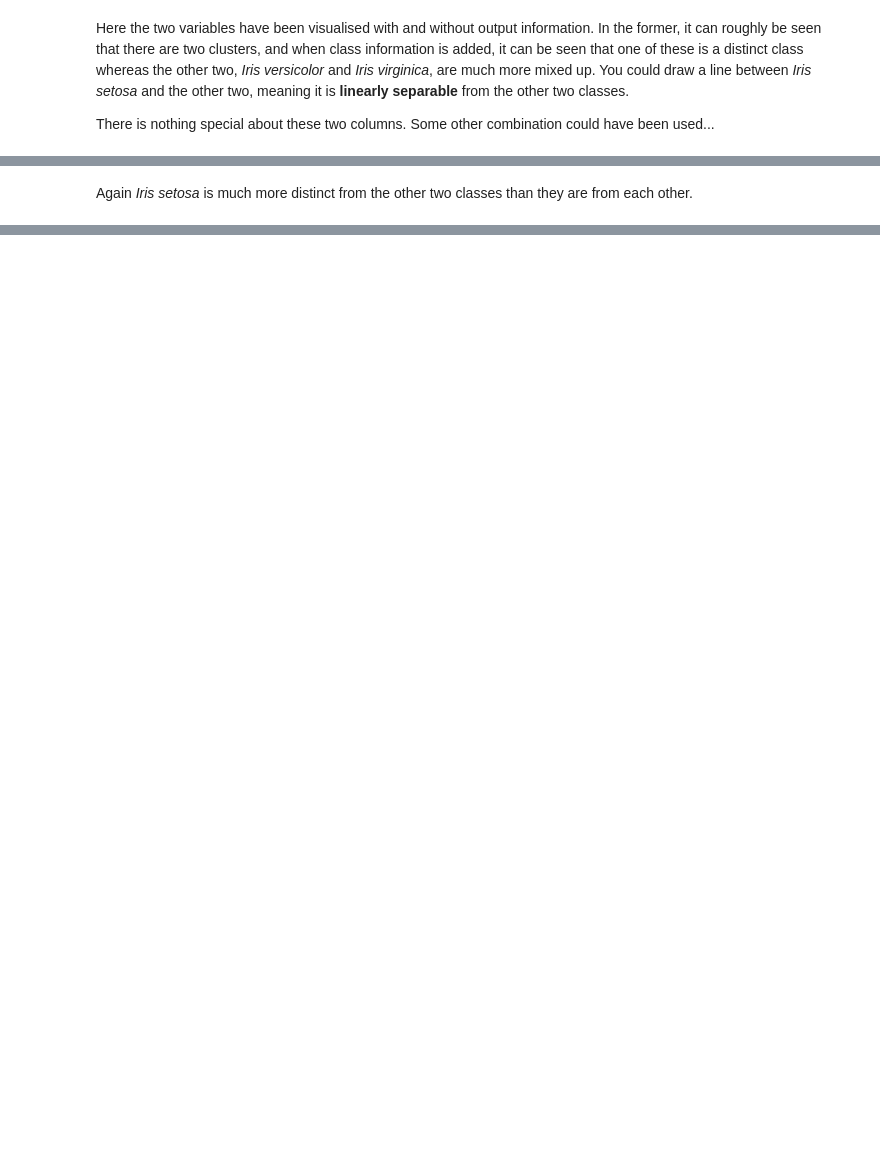
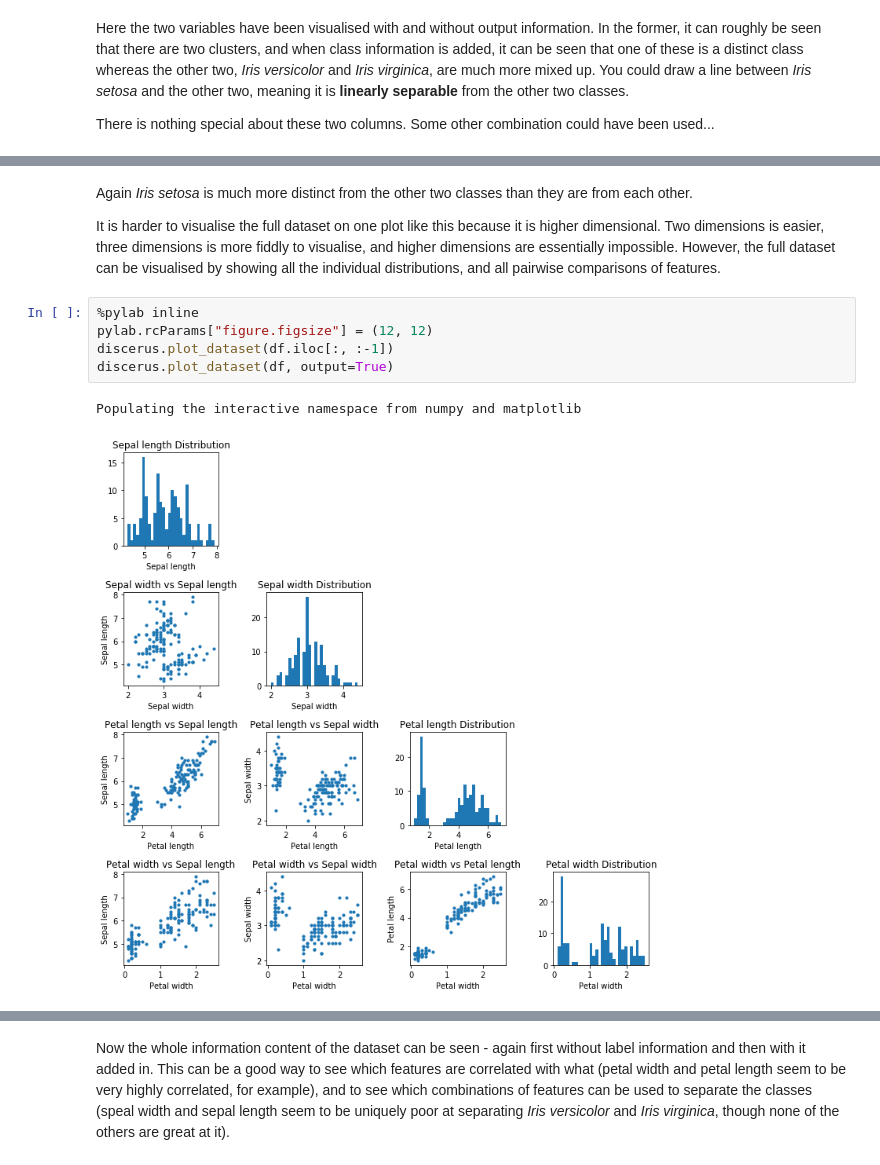
Before and after one commit to samirelanduk/discerus, a Jupyter notebook: notebooks/Datasets.ipynb, the cells around one changed output, grey strips where cells are left out. Cells and saved outputs as stored; diff of their text form; blank space fills up the shorter version.

Commit message:
Display full dataset with grid

```diff
--- a/notebooks/Datasets.ipynb
+++ b/notebooks/Datasets.ipynb
@@ -95,2 +95,12 @@ discerus.plot_dataset(petal_data_annotated, output=True)
-# %% [markdown]
-Again *Iris setosa* is much more distinct from the other two classes than they are from each other.
+# %% [markdown]
+Again *Iris setosa* is much more distinct from the other two classes than they are from each other.
+
+It is harder to visualise the full dataset on one plot like this because it is higher dimensional. Two dimensions is easier, three dimensions is more fiddly to visualise, and higher dimensions are essentially impossible. However, the full dataset can be visualised by showing all the individual distributions, and all pairwise comparisons of features.
+# %%
+%pylab inline
+pylab.rcParams["figure.figsize"] = (12, 12)
+discerus.plot_dataset(df.iloc[:, :-1])
+discerus.plot_dataset(df, output=True)
+# %% [output]
+Populating the interactive namespace from numpy and matplotlib
+[figure, added]
@@ -96,0 +108,2 @@ Again *Iris setosa* is much more distinct from the other two classes than they a
+# %% [markdown]
+Now the whole information content of the dataset can be seen - again first without label information and then with it added in. This can be a good way to see which features are correlated with what (petal width and petal length seem to be very highly correlated, for example), and to see which combinations of features can be used to separate the classes (speal width and sepal length seem to be uniquely poor at separating *Iris versicolor* and *Iris virginica*, though none of the others are great at it).
```
Also changed, not shown: parts of 5 cells of this notebook, 1 other file.
